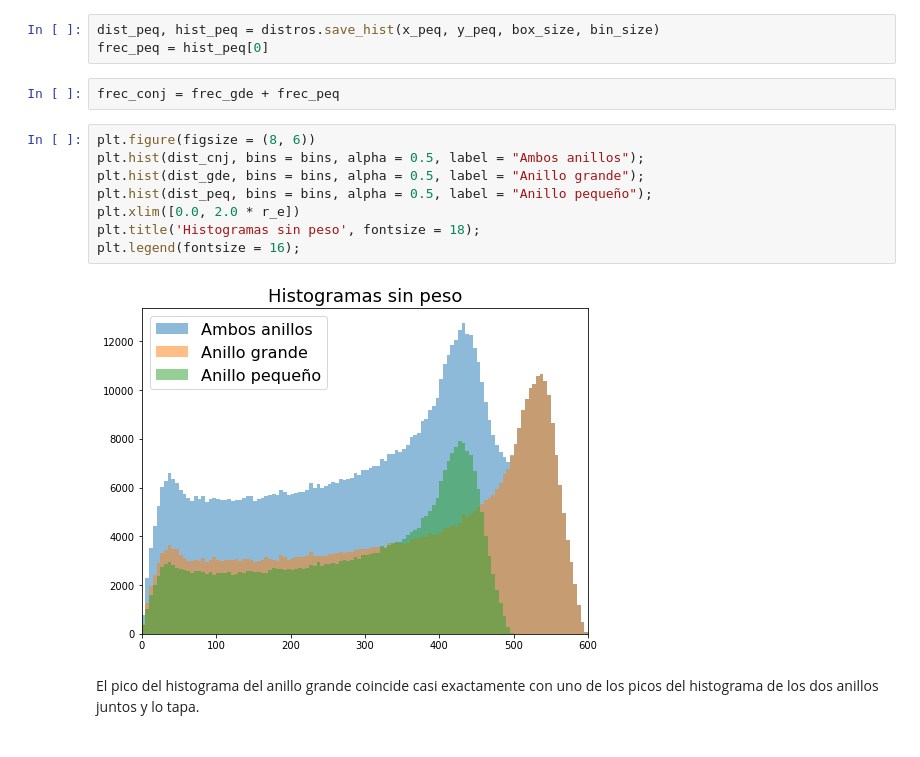
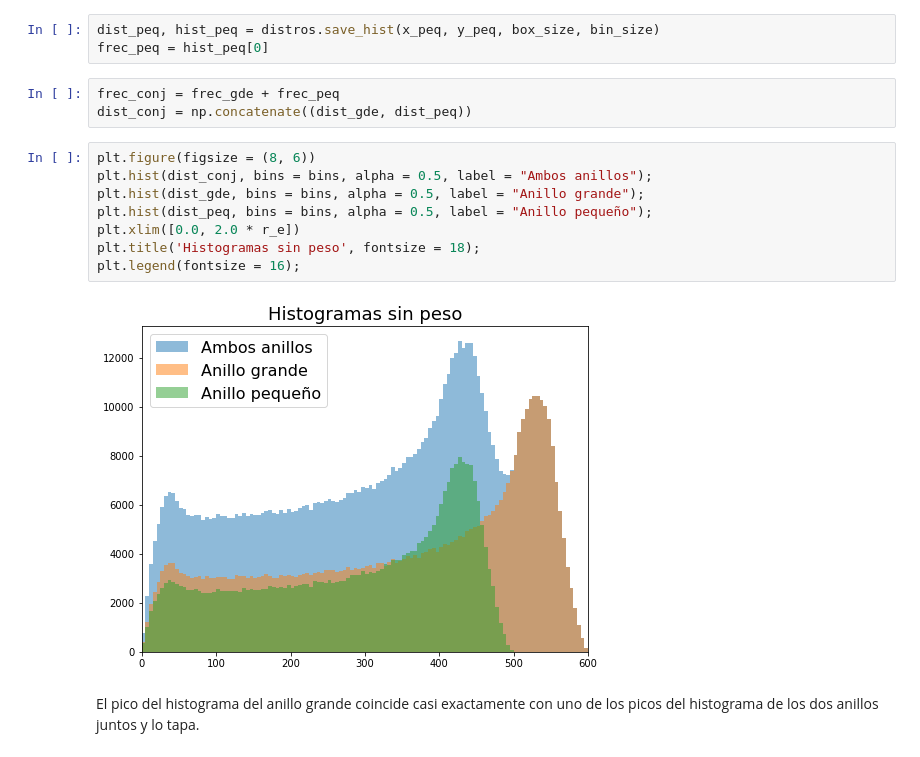
Before and after one commit to CosmoStats/cosmostats2018-Pagutri, a Jupyter notebook: 2daParte/Ejercicio5/ejercicios5.ipynb, the cells around one changed output. Drawn from its saved outputs; the diff is of its cells as text.

Commit message:
Corregí un error con los histogramas

```diff
--- a/2daParte/Ejercicio5/ejercicios5.ipynb
+++ b/2daParte/Ejercicio5/ejercicios5.ipynb
@@ -54,16 +54,17 @@ dist_peq, hist_peq = distros.save_hist(x_peq, y_peq, box_size, bin_size)
 frec_peq = hist_peq[0]
 # %%
 frec_conj = frec_gde + frec_peq
+dist_conj = np.concatenate((dist_gde, dist_peq))
 # %%
 plt.figure(figsize = (8, 6))
-plt.hist(dist_cnj, bins = bins, alpha = 0.5, label = "Ambos anillos");
+plt.hist(dist_conj, bins = bins, alpha = 0.5, label = "Ambos anillos");
 plt.hist(dist_gde, bins = bins, alpha = 0.5, label = "Anillo grande");
 plt.hist(dist_peq, bins = bins, alpha = 0.5, label = "Anillo pequeño");
 plt.xlim([0.0, 2.0 * r_e])
 plt.title('Histogramas sin peso', fontsize = 18);
 plt.legend(fontsize = 16);
 # %% [output]
-[figure, old version]
+[figure, new version]
 # %% [markdown]
 El pico del histograma del anillo grande coincide casi exactamente con uno de los picos del histograma de los dos anillos juntos y lo tapa.
 # %%
```
Also changed, not shown: parts of 5 cells of this notebook.
